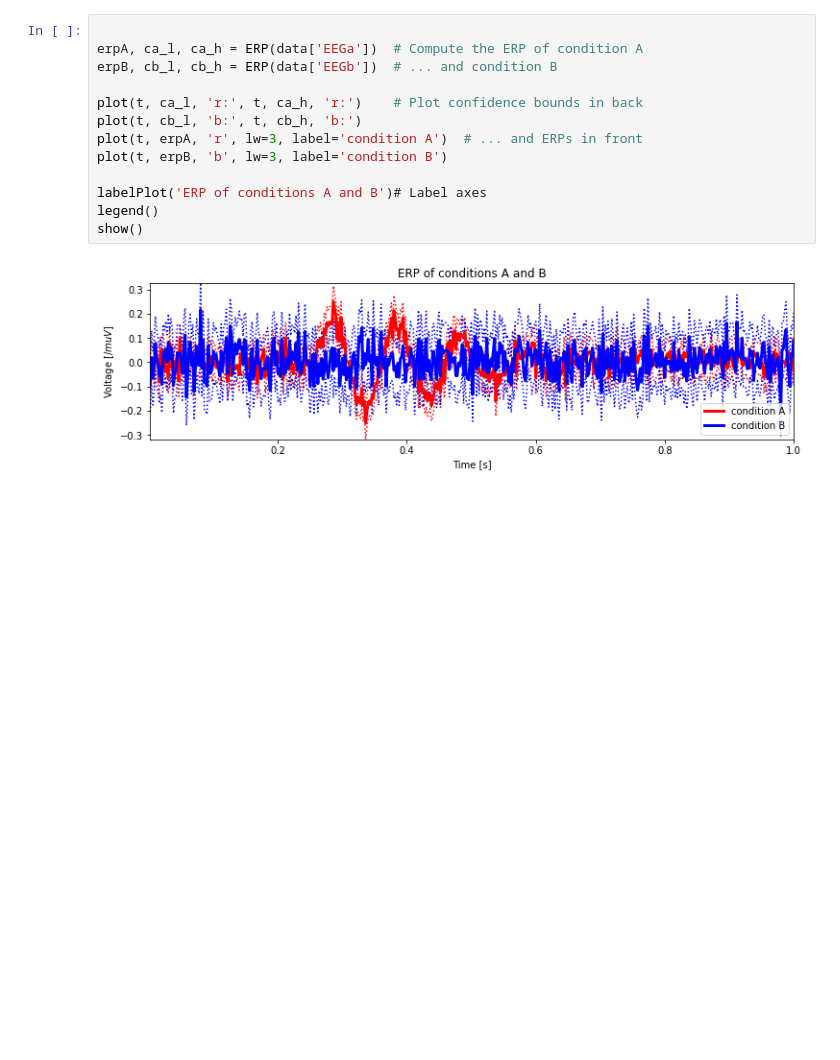
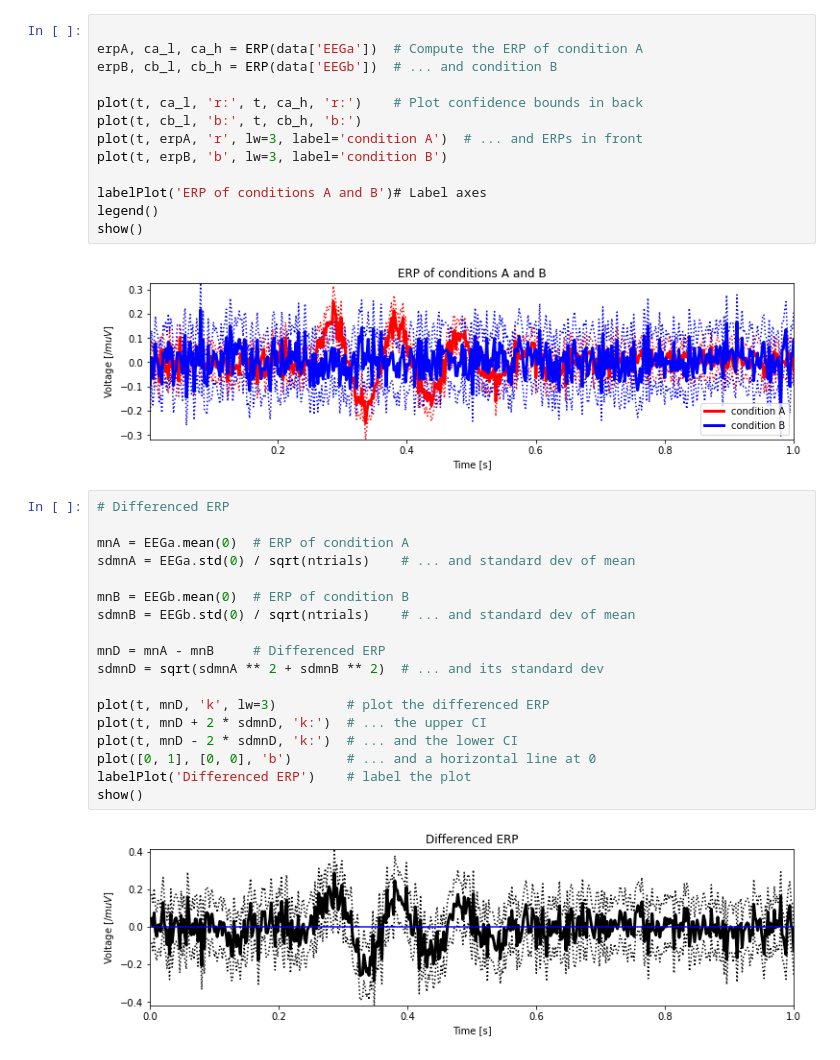
Before and after one commit to npinak/EEG, a Jupyter notebook: Python/The_Event_Related_Potential/The_Event_Related_Potential.ipynb, the cells around one changed output. Cells and saved outputs as stored; diff of their text form; blank space fills up the shorter version.

```diff
--- a/Python/The_Event_Related_Potential/The_Event_Related_Potential.ipynb
+++ b/Python/The_Event_Related_Potential/The_Event_Related_Potential.ipynb
@@ -227,3 +208,23 @@ legend()
 show()
 # %% [output]
 [figure]
+# %%
+# Differenced ERP
+
+mnA = EEGa.mean(0)  # ERP of condition A
+sdmnA = EEGa.std(0) / sqrt(ntrials)    # ... and standard dev of mean
+
+mnB = EEGb.mean(0)  # ERP of condition B
+sdmnB = EEGb.std(0) / sqrt(ntrials)    # ... and standard dev of mean
+
+mnD = mnA - mnB     # Differenced ERP
+sdmnD = sqrt(sdmnA ** 2 + sdmnB ** 2)  # ... and its standard dev
+
+plot(t, mnD, 'k', lw=3)         # plot the differenced ERP
+plot(t, mnD + 2 * sdmnD, 'k:')  # ... the upper CI
+plot(t, mnD - 2 * sdmnD, 'k:')  # ... and the lower CI
+plot([0, 1], [0, 0], 'b')       # ... and a horizontal line at 0
+labelPlot('Differenced ERP')    # label the plot
+show()
+# %% [output]
+[figure, added]
```
Also changed, not shown: parts of 25 cells of this notebook, 1 other file.
